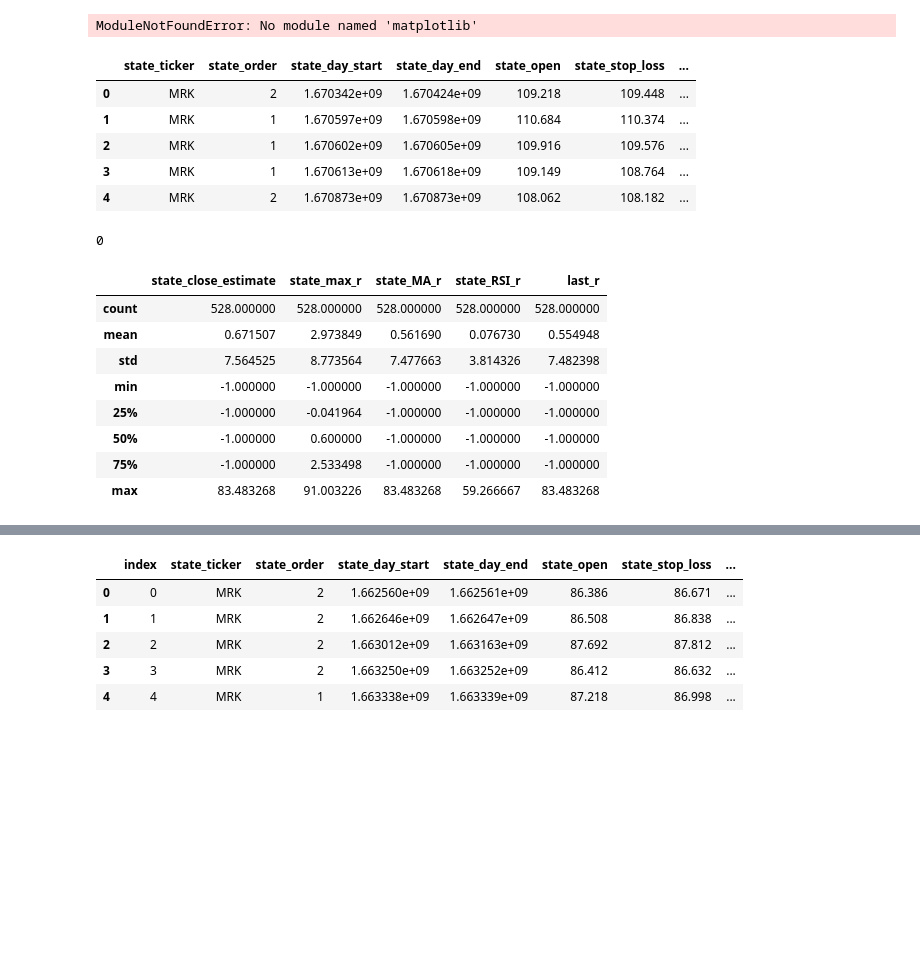
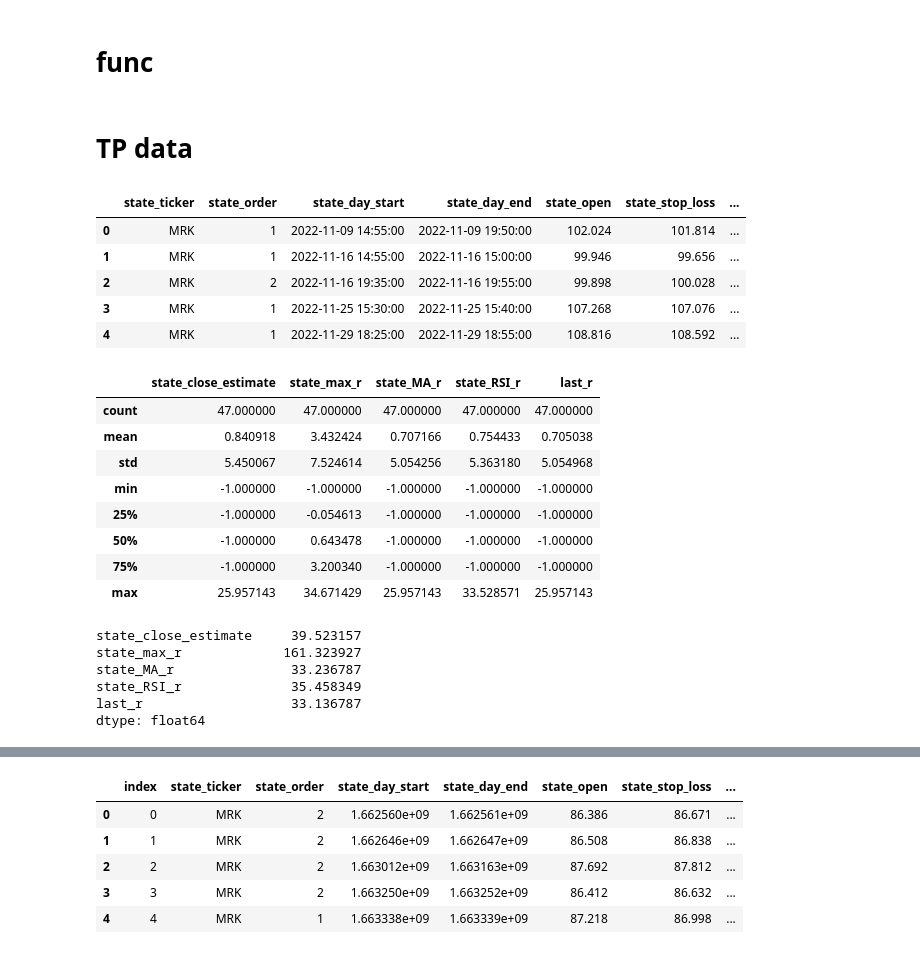
Before and after one commit to trollssqwer/stock-app, a Jupyter notebook: test.ipynb, the cells around one changed output, grey strips where cells are left out. Drawn from its saved outputs; the diff is of its cells as text; code cells hidden in the pictures; blank space fills up the shorter version.

```diff
--- a/test.ipynb
+++ b/test.ipynb
@@ -6,6 +7,3 @@ import warnings
 warnings.filterwarnings("ignore")
-# %%
-import matplotlib
-matplotlib.__version__
-# %% [output]
-ModuleNotFoundError: No module named 'matplotlib'
+# %% [markdown]
+# func
@@ -12,48 +45,39 @@ ModuleNotFoundError: No module named 'matplotlib'
+# %% [markdown]
+# TP data
 # %%
-tp_data = pd.read_csv('/Users/tranthong/Desktop/stock-app/state_output/state_output/state_output60.csv')
+tp_data = pd.read_csv('/Users/tranthong/Desktop/stock-app/state_output_new.csv')
 tp_data.head(5)
-
-# tp_data['test_state_chain'] = tp_data.state_chain.apply(lambda x: len(x))
-# tp_data
 # %% [output]
 |  | state_ticker | state_order | state_day_start | state_day_end | state_open | state_stop_loss | ... |
-| 0 | MRK | 2 | 1.670342e+09 | 1.670424e+09 | 109.218 | 109.448 | ... |
-| 1 | MRK | 1 | 1.670597e+09 | 1.670598e+09 | 110.684 | 110.374 | ... |
-| 2 | MRK | 1 | 1.670602e+09 | 1.670605e+09 | 109.916 | 109.576 | ... |
-| 3 | MRK | 1 | 1.670613e+09 | 1.670618e+09 | 109.149 | 108.764 | ... |
-| 4 | MRK | 2 | 1.670873e+09 | 1.670873e+09 | 108.062 | 108.182 | ... |
+| 0 | MRK | 1 | 2022-11-09 14:55:00 | 2022-11-09 19:50:00 | 102.024 | 101.814 | ... |
+| 1 | MRK | 1 | 2022-11-16 14:55:00 | 2022-11-16 15:00:00 | 99.946 | 99.656 | ... |
+| 2 | MRK | 2 | 2022-11-16 19:35:00 | 2022-11-16 19:55:00 | 99.898 | 100.028 | ... |
+| 3 | MRK | 1 | 2022-11-25 15:30:00 | 2022-11-25 15:40:00 | 107.268 | 107.076 | ... |
+| 4 | MRK | 1 | 2022-11-29 18:25:00 | 2022-11-29 18:55:00 | 108.816 | 108.592 | ... |
-# %%
-tp_data =[]
-print(len(tp_data))
-# %% [output]
-0
-# %%
-def preprocess_tp_data(path):
-  tp_data = pd.read_csv(path)
-  tp_data.drop_duplicates(inplace = True)
-  tp_data.last_r.loc[tp_data.last_r < 0] = -1
-  tp_data.state_close_estimate.fillna(tp_data.last_r , inplace = True)
-  tp_data.state_max_r.fillna(tp_data.last_r , inplace = True)
-  tp_data.state_MA_r.fillna(tp_data.last_r, inplace = True)
-  tp_data.state_RSI_r.fillna(tp_data.last_r, inplace = True)
-  tp_data.state_MA_r.loc[tp_data.state_MA_r < -1] = -1
-  tp_data.state_max_r.loc[tp_data.state_max_r < -1] = -1
-  tp_data.state_chain.loc[~tp_data.state_chain.isna()] = tp_data.state_chain.loc[~tp_data.state_chain.isna()].apply(lambda x:str(x).strip('][').split(', '))
-  tp_data.state_chain.loc[~tp_data.state_chain.isna()] = tp_data.state_chain.loc[~tp_data.state_chain.isna()].apply(lambda x :[0 - float(element) for element in x])
-  return tp_data
-tp_data = preprocess_tp_data('/Users/tranthong/Desktop/stock-app/state_output/state_output/state_output150.csv')
-
-tp_data[['state_close_estimate','state_max_r','state_MA_r','state_RSI_r','last_r']].describe()
-# %% [output]
-|  | state_close_estimate | state_max_r | state_MA_r | state_RSI_r | last_r |
-| count | 528.000000 | 528.000000 | 528.000000 | 528.000000 | 528.000000 |
-| mean | 0.671507 | 2.973849 | 0.561690 | 0.076730 | 0.554948 |
-| std | 7.564525 | 8.773564 | 7.477663 | 3.814326 | 7.482398 |
-| min | -1.000000 | -1.000000 | -1.000000 | -1.000000 | -1.000000 |
-| 25% | -1.000000 | -0.041964 | -1.000000 | -1.000000 | -1.000000 |
-| 50% | -1.000000 | 0.600000 | -1.000000 | -1.000000 | -1.000000 |
-| 75% | -1.000000 | 2.533498 | -1.000000 | -1.000000 | -1.000000 |
-| max | 83.483268 | 91.003226 | 83.483268 | 59.266667 | 83.483268 |
+# %%
+
+tp_data = preprocess_tp_data('/Users/tranthong/Desktop/stock-app/state_output_new.csv')
+
+tp_data[['state_close_estimate','state_max_r','state_MA_r','state_RSI_r','last_r']].describe()
+# %% [output]
+|  | state_close_estimate | state_max_r | state_MA_r | state_RSI_r | last_r |
+| count | 47.000000 | 47.000000 | 47.000000 | 47.000000 | 47.000000 |
+| mean | 0.840918 | 3.432424 | 0.707166 | 0.754433 | 0.705038 |
+| std | 5.450067 | 7.524614 | 5.054256 | 5.363180 | 5.054968 |
+| min | -1.000000 | -1.000000 | -1.000000 | -1.000000 | -1.000000 |
+| 25% | -1.000000 | -0.054613 | -1.000000 | -1.000000 | -1.000000 |
+| 50% | -1.000000 | 0.643478 | -1.000000 | -1.000000 | -1.000000 |
+| 75% | -1.000000 | 3.200340 | -1.000000 | -1.000000 | -1.000000 |
+| max | 25.957143 | 34.671429 | 25.957143 | 33.528571 | 25.957143 |
+# %%
+tp_data[['state_close_estimate','state_max_r','state_MA_r','state_RSI_r','last_r']].sum()
+# %% [output]
+state_close_estimate     39.523157
+state_max_r             161.323927
+state_MA_r               33.236787
+state_RSI_r              35.458349
+last_r                   33.136787
+dtype: float64
 # %%
 tp_data.head(5)
 # %% [output]
```
Also changed, not shown: parts of 25 cells of this notebook.
